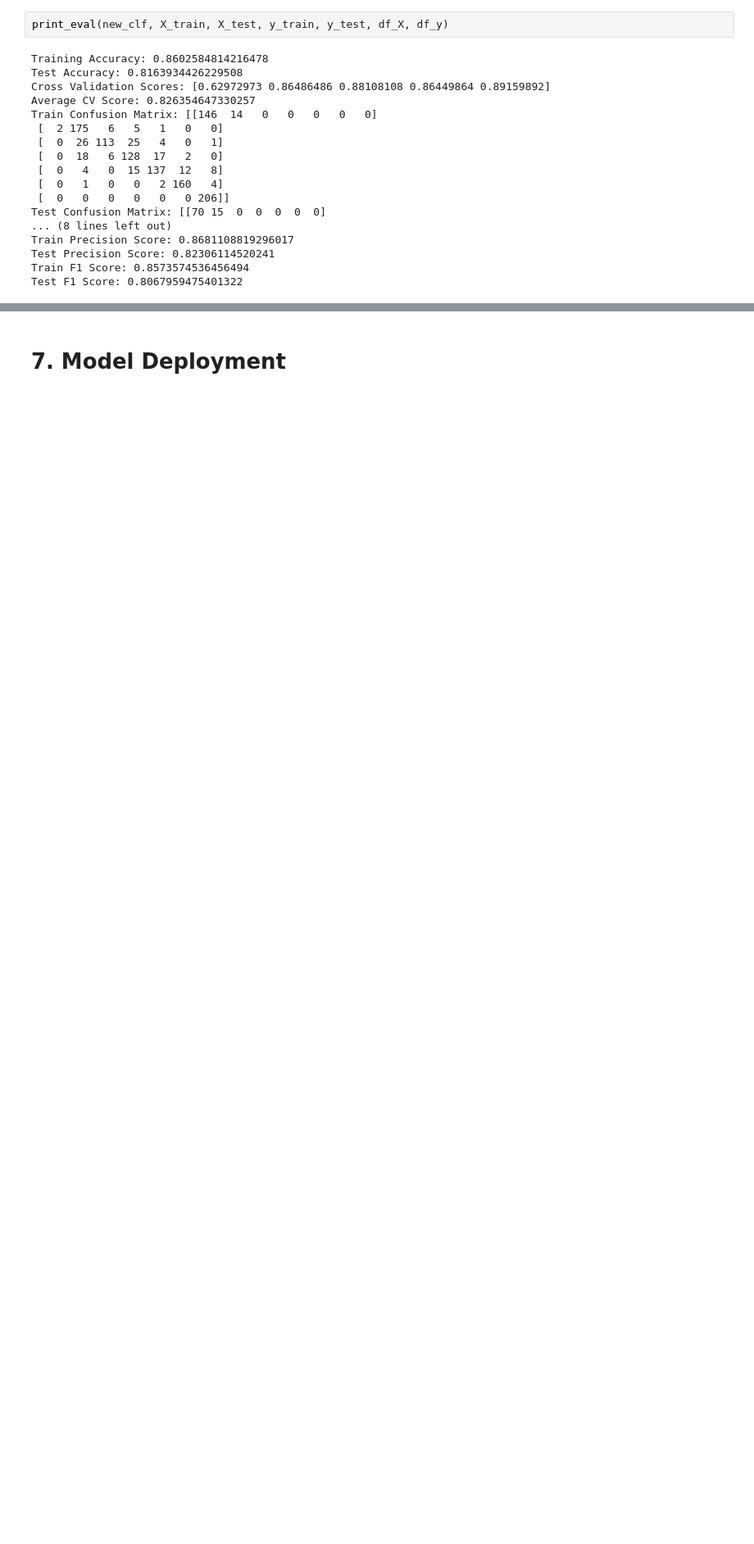
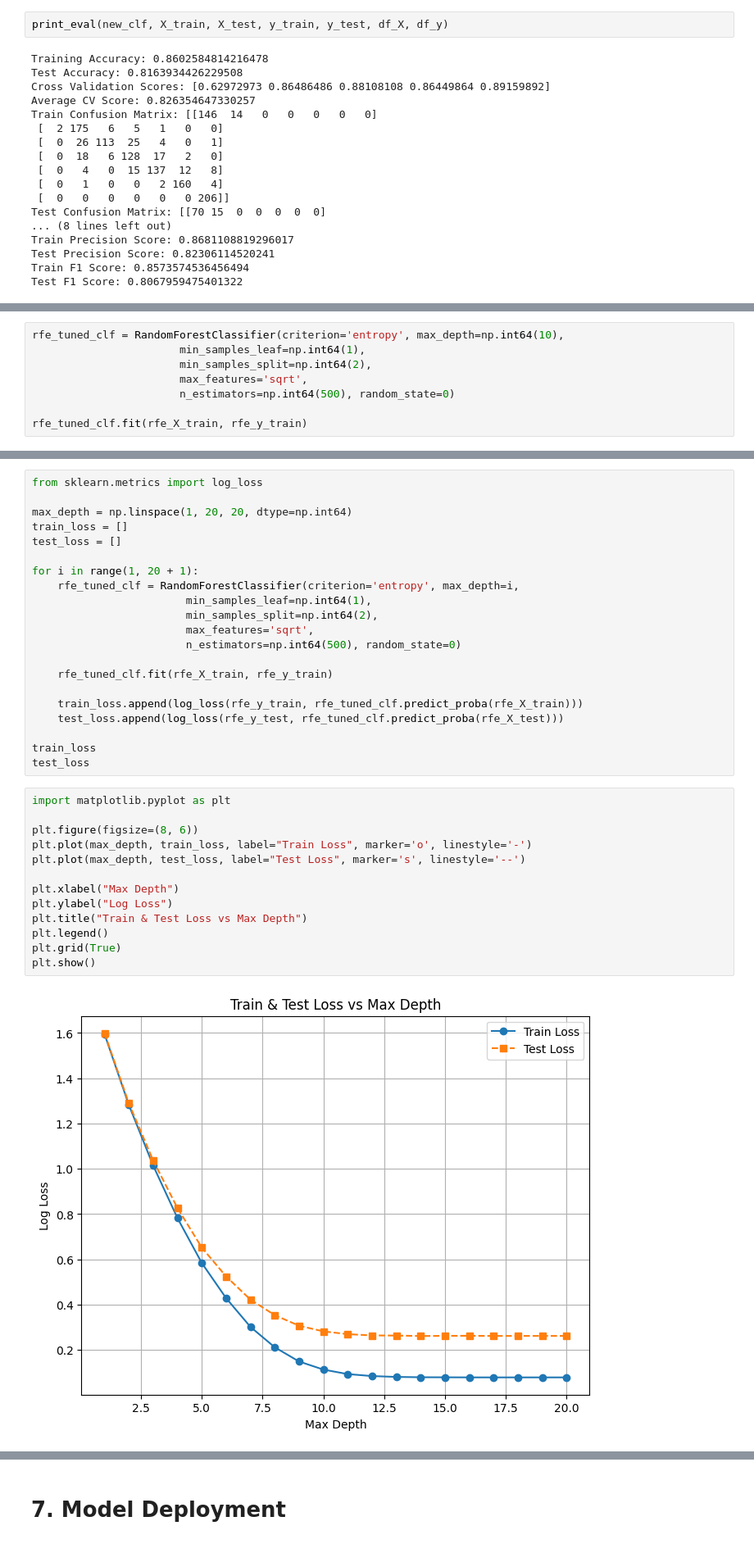
Before and after one commit to peter-louisx/obesity-prediction, a Jupyter notebook: backend/model/Machine_Learning.ipynb, the cells around one changed output, grey strips where cells are left out. Shown at 82% size. Saved outputs shown, nothing was run; the diff lists cells and outputs as text; blank space fills up the shorter version.

```diff
--- a/backend/model/Machine_Learning.ipynb
+++ b/backend/model/Machine_Learning.ipynb
@@ -715,0 +801,8 @@ Test F1 Score: 0.8067959475401322
+# %%
+rfe_tuned_clf = RandomForestClassifier(criterion='entropy', max_depth=np.int64(10),
+                       min_samples_leaf=np.int64(1),
+                       min_samples_split=np.int64(2),
+                       max_features='sqrt',
+                       n_estimators=np.int64(500), random_state=0)
+
+rfe_tuned_clf.fit(rfe_X_train, rfe_y_train)
@@ -715,0 +834,36 @@ Test F1 Score: 0.8067959475401322
+# %%
+from sklearn.metrics import log_loss
+
+max_depth = np.linspace(1, 20, 20, dtype=np.int64)
+train_loss = []
+test_loss = []
+
+for i in range(1, 20 + 1):
+    rfe_tuned_clf = RandomForestClassifier(criterion='entropy', max_depth=i,
+                        min_samples_leaf=np.int64(1),
+                        min_samples_split=np.int64(2),
+                        max_features='sqrt',
+                        n_estimators=np.int64(500), random_state=0)
+
+    rfe_tuned_clf.fit(rfe_X_train, rfe_y_train)
+
+    train_loss.append(log_loss(rfe_y_train, rfe_tuned_clf.predict_proba(rfe_X_train)))
+    test_loss.append(log_loss(rfe_y_test, rfe_tuned_clf.predict_proba(rfe_X_test)))
+
+train_loss
+test_loss
+# %%
+import matplotlib.pyplot as plt
+
+plt.figure(figsize=(8, 6))
+plt.plot(max_depth, train_loss, label="Train Loss", marker='o', linestyle='-')
+plt.plot(max_depth, test_loss, label="Test Loss", marker='s', linestyle='--')
+
+plt.xlabel("Max Depth")
+plt.ylabel("Log Loss")
+plt.title("Train & Test Loss vs Max Depth")
+plt.legend()
+plt.grid(True)
+plt.show()
+# %% [output]
+[figure, added]
```
Also changed, not shown: parts of 14 cells of this notebook.
